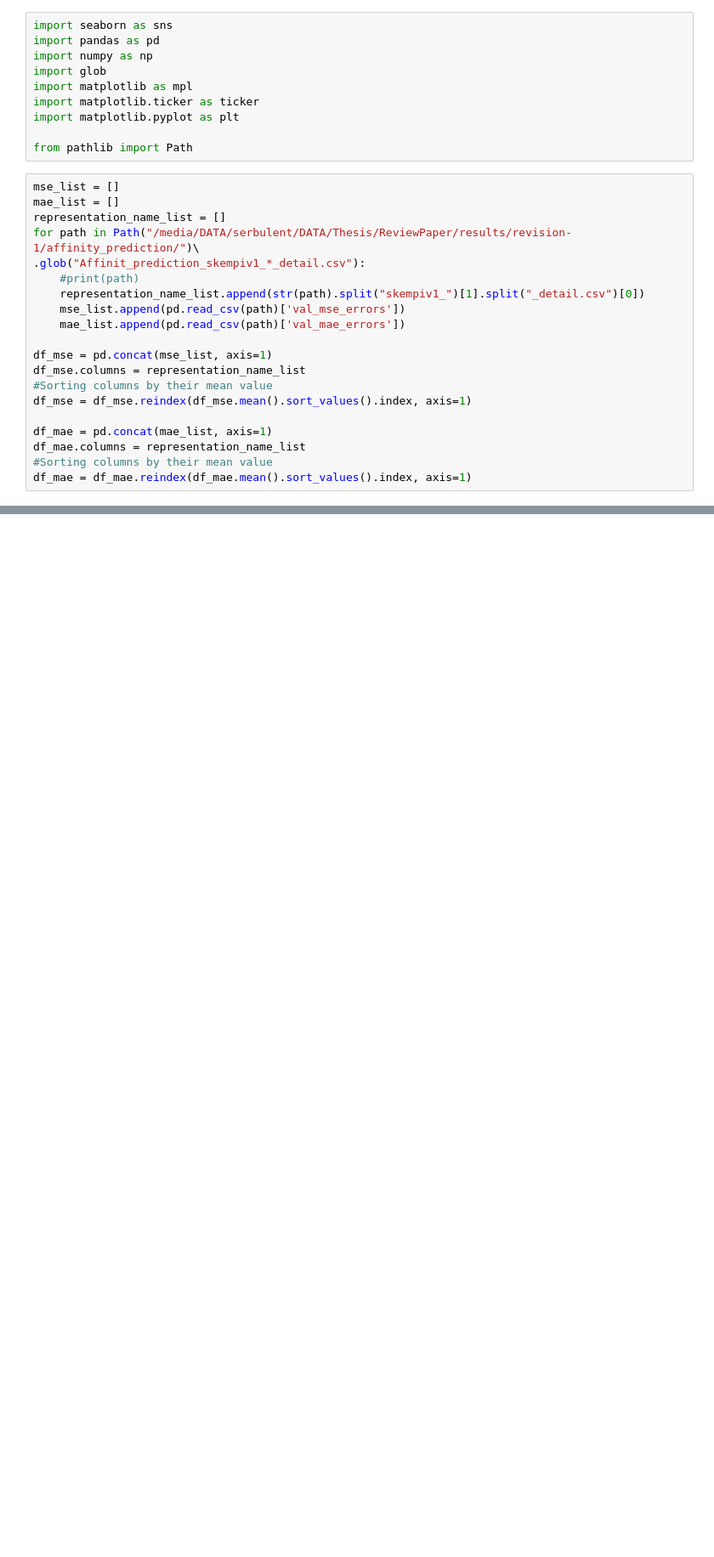
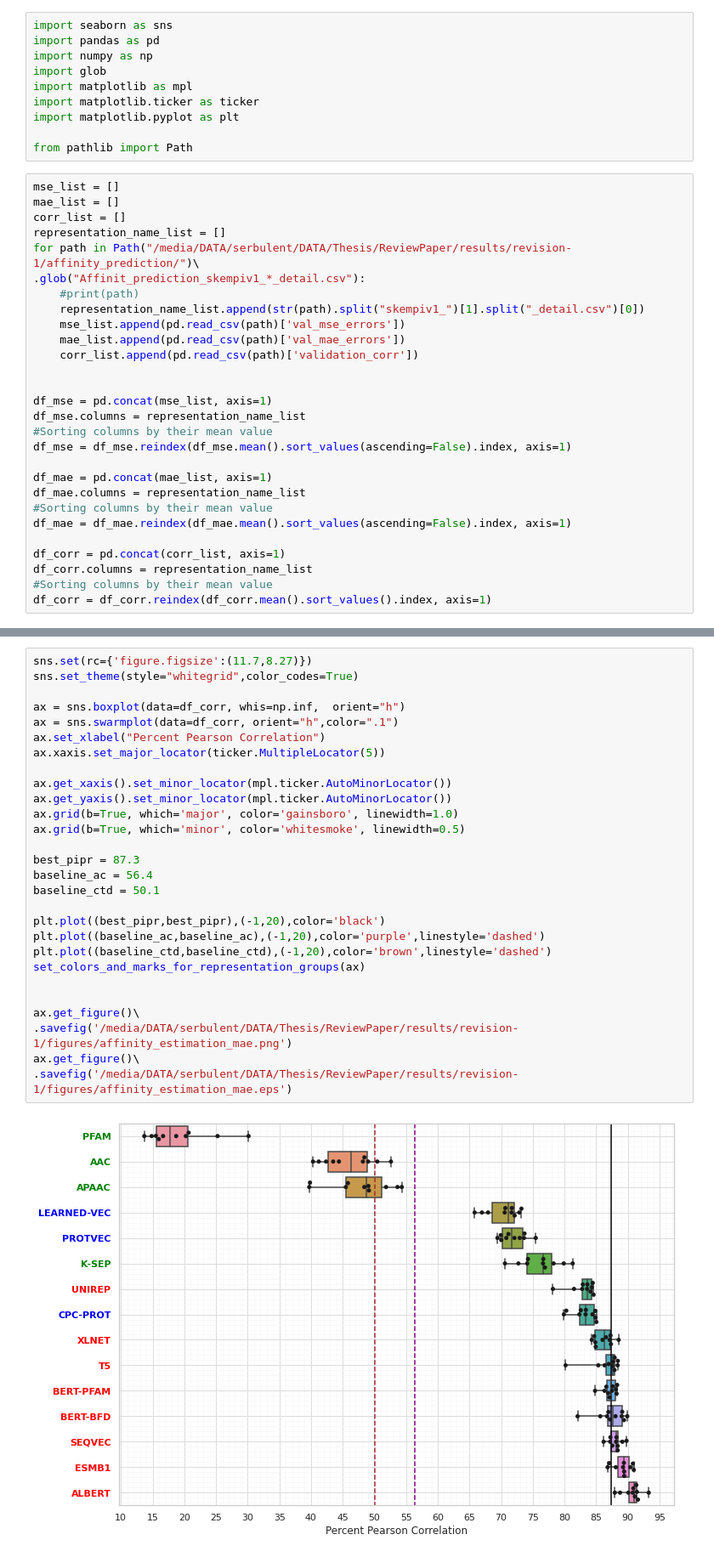
Before and after one commit to serbulent/TrainableRepresentationAnalysis, a Jupyter notebook: Benchmark_Study/protein_affinity_prediction/Affinity_Plots.ipynb, the cells around one changed output, grey strips where cells are left out. Shown: that part at 85% size. Saved outputs shown, nothing was run; the diff lists cells and outputs as text; blank space fills up the shorter version.

```diff
--- a/Benchmark_Study/protein_affinity_prediction/Affinity_Plots.ipynb
+++ b/Benchmark_Study/protein_affinity_prediction/Affinity_Plots.ipynb
@@ -11,6 +11,7 @@ from pathlib import Path
 # %%
 mse_list = []
 mae_list = []
+corr_list = []
 representation_name_list = []
 for path in Path("/media/DATA/serbulent/DATA/Thesis/ReviewPaper/results/revision-1/affinity_prediction/")\
 .glob("Affinit_prediction_skempiv1_*_detail.csv"):
@@ -18,13 +19,20 @@ for path in Path("/media/DATA/serbulent/DATA/Thesis/ReviewPaper/results/revision
     representation_name_list.append(str(path).split("skempiv1_")[1].split("_detail.csv")[0])
     mse_list.append(pd.read_csv(path)['val_mse_errors'])
     mae_list.append(pd.read_csv(path)['val_mae_errors'])
+    corr_list.append(pd.read_csv(path)['validation_corr'])
+
 
 df_mse = pd.concat(mse_list, axis=1)
 df_mse.columns = representation_name_list
 #Sorting columns by their mean value
-df_mse = df_mse.reindex(df_mse.mean().sort_values().index, axis=1)
+df_mse = df_mse.reindex(df_mse.mean().sort_values(ascending=False).index, axis=1)
 
 df_mae = pd.concat(mae_list, axis=1)
 df_mae.columns = representation_name_list
 #Sorting columns by their mean value
-df_mae = df_mae.reindex(df_mae.mean().sort_values().index, axis=1)
+df_mae = df_mae.reindex(df_mae.mean().sort_values(ascending=False).index, axis=1)
+
+df_corr = pd.concat(corr_list, axis=1)
+df_corr.columns = representation_name_list
+#Sorting columns by their mean value
+df_corr = df_corr.reindex(df_corr.mean().sort_values().index, axis=1)
@@ -68,4 +107,34 @@ def set_colors_and_marks_for_representation_groups(ax):
     ax.set_yticklabels(ax.get_yticklabels(), fontweight='bold')
+# %%
+sns.set(rc={'figure.figsize':(11.7,8.27)})
+sns.set_theme(style="whitegrid",color_codes=True)
+
+ax = sns.boxplot(data=df_corr, whis=np.inf,  orient="h")
+ax = sns.swarmplot(data=df_corr, orient="h",color=".1")
+ax.set_xlabel("Percent Pearson Correlation")
+ax.xaxis.set_major_locator(ticker.MultipleLocator(5))
+
+ax.get_xaxis().set_minor_locator(mpl.ticker.AutoMinorLocator())
+ax.get_yaxis().set_minor_locator(mpl.ticker.AutoMinorLocator())
+ax.grid(b=True, which='major', color='gainsboro', linewidth=1.0)
+ax.grid(b=True, which='minor', color='whitesmoke', linewidth=0.5)
+
+best_pipr = 87.3
+baseline_ac = 56.4
+baseline_ctd = 50.1
+
+plt.plot((best_pipr,best_pipr),(-1,20),color='black')
+plt.plot((baseline_ac,baseline_ac),(-1,20),color='purple',linestyle='dashed')
+plt.plot((baseline_ctd,baseline_ctd),(-1,20),color='brown',linestyle='dashed')
+set_colors_and_marks_for_representation_groups(ax)
+
+
+ax.get_figure()\
+.savefig('/media/DATA/serbulent/DATA/Thesis/ReviewPaper/results/revision-1/figures/affinity_estimation_mae.png')
+ax.get_figure()\
+.savefig('/media/DATA/serbulent/DATA/Thesis/ReviewPaper/results/revision-1/figures/affinity_estimation_mae.eps')
+# %% [output]
+[figure, added]
 # %%
 sns.set_theme(style="ticks", color_codes=True)
 sns.set(rc={'figure.figsize':(11.7,8.27)})
```
Also changed, not shown: parts of 8 cells of this notebook, 4 other files.
